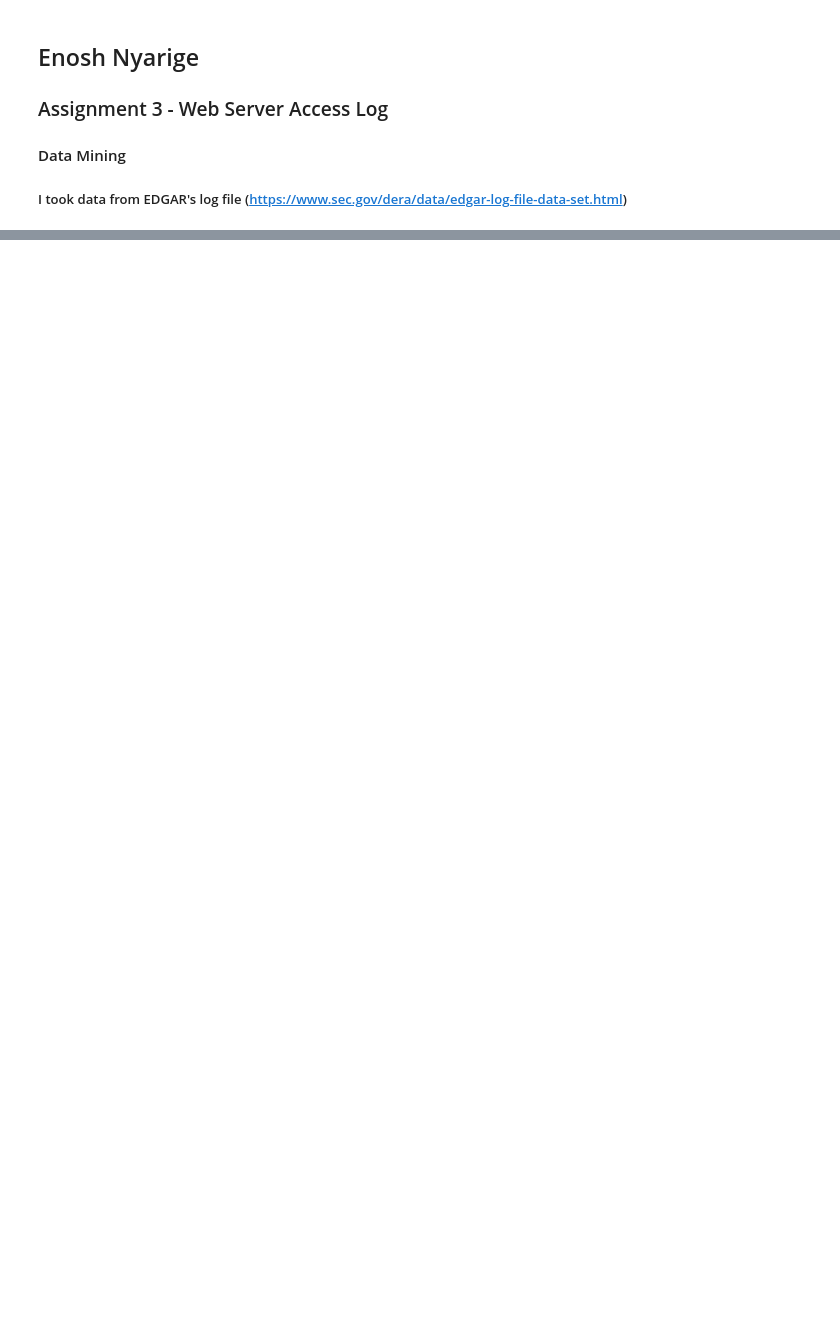
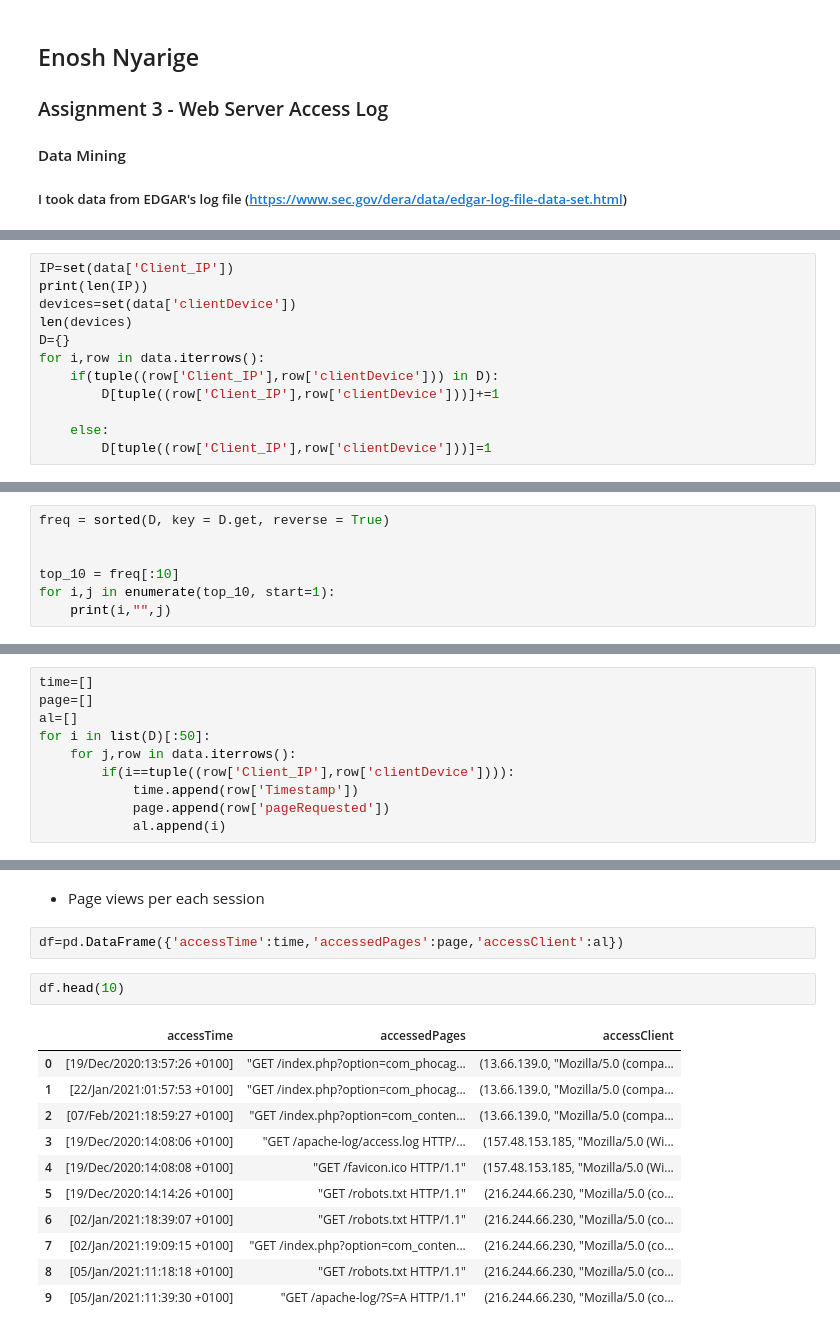
Before and after one commit to EnoshNyarige/assignment3-web-server-, a Jupyter notebook: web-server access log .ipynb, the cells around one changed output, grey strips where cells are left out. Drawn from its saved outputs; the diff is of its cells as text; blank space fills up the shorter version.

```diff
--- a/web-server access log .ipynb
+++ b/web-server access log .ipynb
@@ -43,0 +81,12 @@ txt = pd.re
+# %%
+IP=set(data['Client_IP'])
+print(len(IP))
+devices=set(data['clientDevice'])
+len(devices)
+D={}
+for i,row in data.iterrows():
+    if(tuple((row['Client_IP'],row['clientDevice'])) in D):
+        D[tuple((row['Client_IP'],row['clientDevice']))]+=1
+
+    else:
+        D[tuple((row['Client_IP'],row['clientDevice']))]=1
@@ -43,0 +95,7 @@ txt = pd.re
+# %%
+freq = sorted(D, key = D.get, reverse = True)
+
+
+top_10 = freq[:10]
+for i,j in enumerate(top_10, start=1):
+    print(i,"",j)
@@ -43,0 +117,10 @@ txt = pd.re
+# %%
+time=[]
+page=[]
+al=[]
+for i in list(D)[:50]:
+    for j,row in data.iterrows():
+        if(i==tuple((row['Client_IP'],row['clientDevice']))):
+            time.append(row['Timestamp'])
+            page.append(row['pageRequested'])
+            al.append(i)
@@ -43,0 +156,18 @@ txt = pd.re
+# %% [markdown]
+- Page views per each session
+# %%
+df=pd.DataFrame({'accessTime':time,'accessedPages':page,'accessClient':al})
+# %%
+df.head(10)
+# %% [output]
+|  | accessTime | accessedPages | accessClient |
+| 0 | [19/Dec/2020:13:57:26 +0100] | "GET /index.php?option=com_phocag... | (13.66.139.0, "Mozilla/5.0 (compa... |
+| 1 | [22/Jan/2021:01:57:53 +0100] | "GET /index.php?option=com_phocag... | (13.66.139.0, "Mozilla/5.0 (compa... |
+| 2 | [07/Feb/2021:18:59:27 +0100] | "GET /index.php?option=com_conten... | (13.66.139.0, "Mozilla/5.0 (compa... |
+| 3 | [19/Dec/2020:14:08:06 +0100] | "GET /apache-log/access.log HTTP/... | (157.48.153.185, "Mozilla/5.0 (Wi... |
+| 4 | [19/Dec/2020:14:08:08 +0100] | "GET /favicon.ico HTTP/1.1" | (157.48.153.185, "Mozilla/5.0 (Wi... |
+| 5 | [19/Dec/2020:14:14:26 +0100] | "GET /robots.txt HTTP/1.1" | (216.244.66.230, "Mozilla/5.0 (co... |
+| 6 | [02/Jan/2021:18:39:07 +0100] | "GET /robots.txt HTTP/1.1" | (216.244.66.230, "Mozilla/5.0 (co... |
+| 7 | [02/Jan/2021:19:09:15 +0100] | "GET /index.php?option=com_conten... | (216.244.66.230, "Mozilla/5.0 (co... |
+| 8 | [05/Jan/2021:11:18:18 +0100] | "GET /robots.txt HTTP/1.1" | (216.244.66.230, "Mozilla/5.0 (co... |
+| 9 | [05/Jan/2021:11:39:30 +0100] | "GET /apache-log/?S=A HTTP/1.1" | (216.244.66.230, "Mozilla/5.0 (co... |
```
Also changed, not shown: parts of 35 cells of this notebook.
